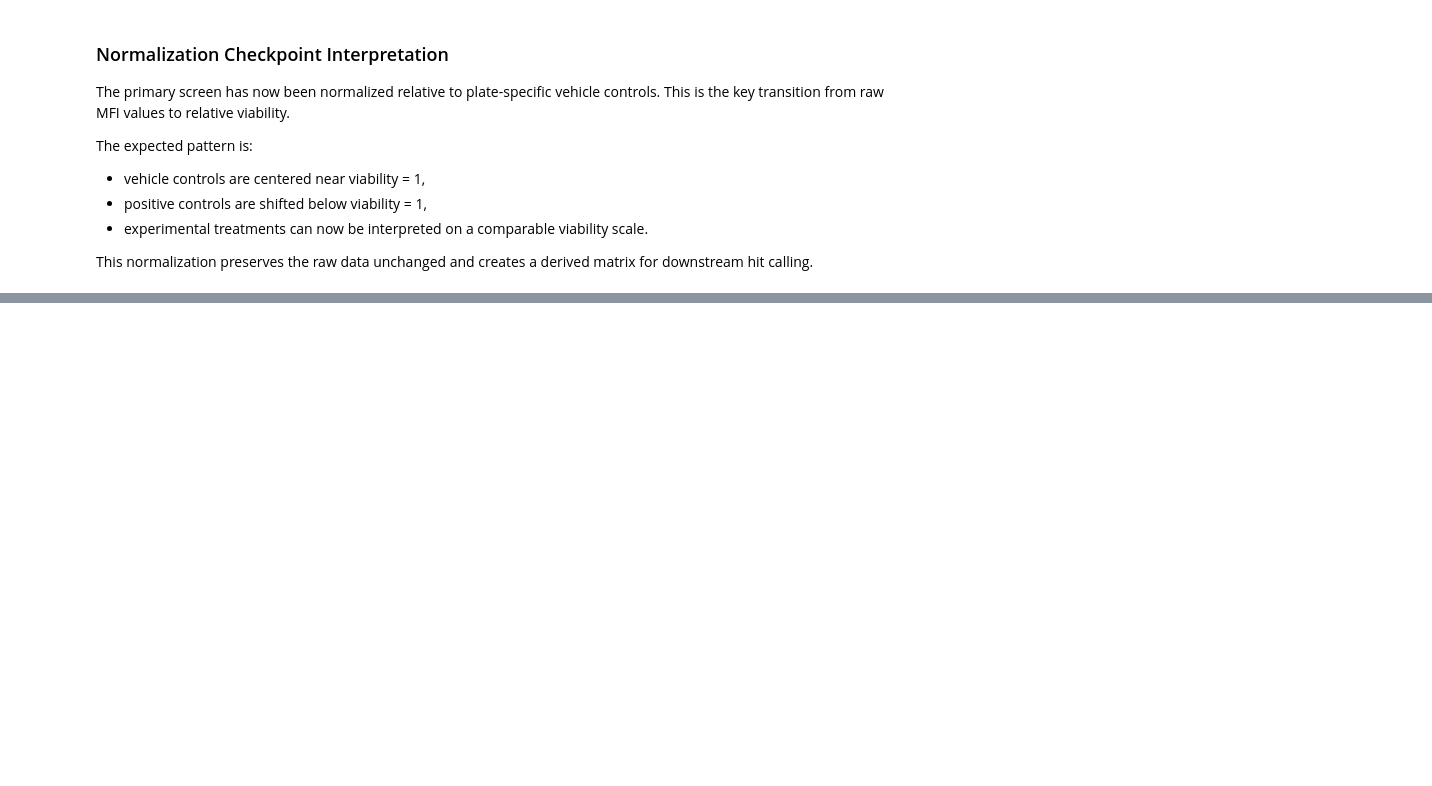
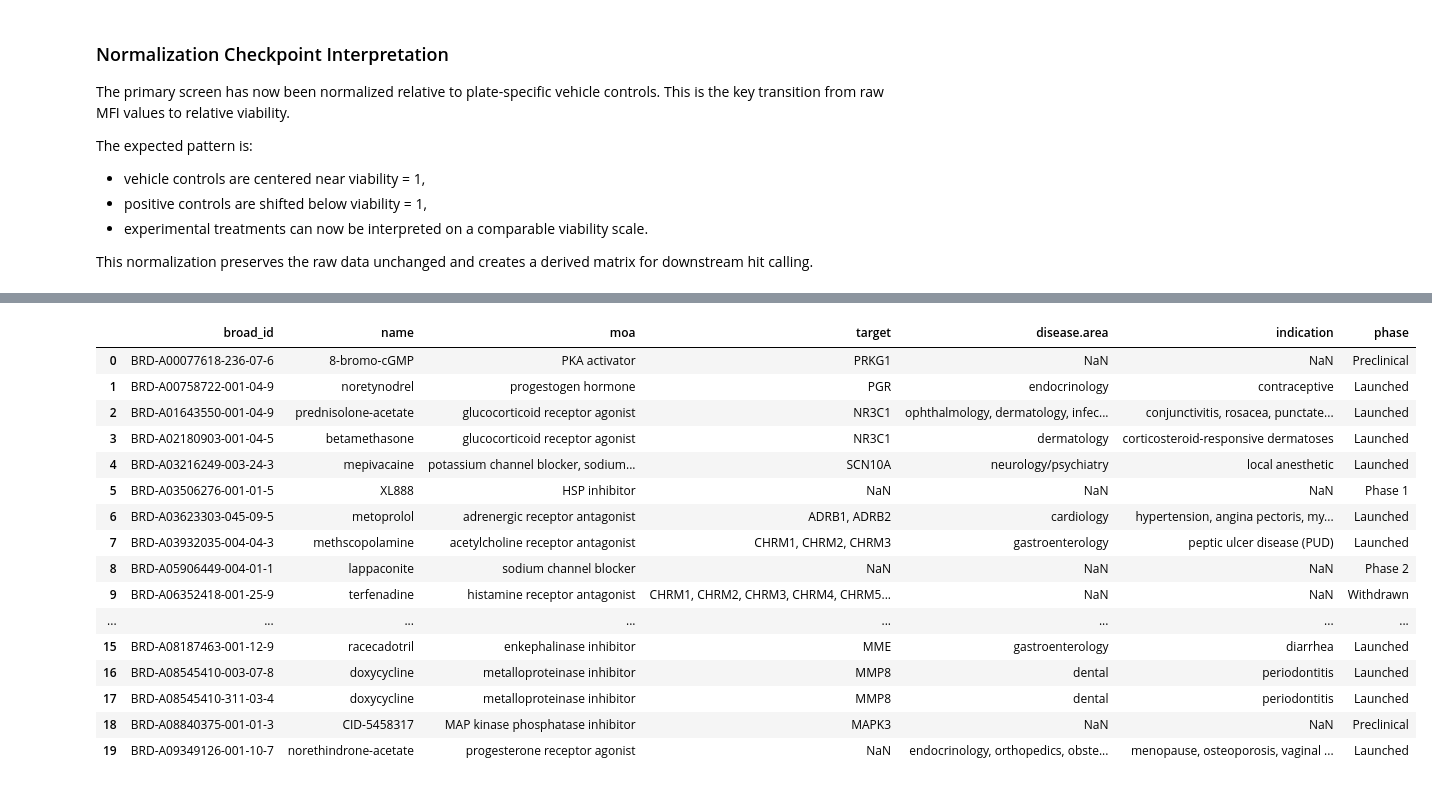
Before and after one commit to shashankshrishrimal-source/Code-for-assignment, a Jupyter notebook: notebooks/prism_repurposing_analysis.ipynb, the cells around one changed output, grey strips where cells are left out. Drawn from its saved outputs; the diff is of its cells as text; code cells hidden in the pictures; blank space fills up the shorter version.

```diff
--- a/notebooks/prism_repurposing_analysis.ipynb
+++ b/notebooks/prism_repurposing_analysis.ipynb
@@ -3380,0 +3000,64 @@ display(
+# %%
+# Identify compounds advanced to the secondary dose-response screen
+
+secondary_experimental_metadata = secondary_treatment.copy()
+
+# Keep rows with a real compound ID.
+secondary_experimental_metadata = secondary_experimental_metadata[
+    secondary_experimental_metadata["broad_id"].notna()
+].copy()
+
+# Ensure dose is numeric.
+secondary_experimental_metadata["dose"] = pd.to_numeric(
+    secondary_experimental_metadata["dose"],
+    errors="coerce"
+)
+
+# Keep positive-dose rows.
+secondary_experimental_metadata = secondary_experimental_metadata[
+    secondary_experimental_metadata["dose"].notna()
+    & (secondary_experimental_metadata["dose"] > 0)
+].copy()
+
+secondary_compounds_by_broad_id = (
+    secondary_experimental_metadata[
+        ["broad_id", "name", "moa", "target", "disease.area", "indication", "phase"]
+    ]
+    .drop_duplicates(subset=["broad_id"])
+    .sort_values("broad_id")
+    .reset_index(drop=True)
+)
+
+secondary_compounds_by_name = (
+    secondary_experimental_metadata[
+        ["name", "moa", "target", "disease.area", "indication", "phase"]
+    ]
+    .drop_duplicates(subset=["name"])
+    .sort_values("name")
+    .reset_index(drop=True)
+)
+
+print("Secondary experimental-treatment metadata shape:")
+print(secondary_experimental_metadata.shape)
+
+print("\nUnique secondary compounds by broad_id:")
+print(secondary_compounds_by_broad_id["broad_id"].nunique())
+
+print("\nUnique secondary compounds by name:")
+print(secondary_compounds_by_name["name"].nunique())
+
+print("\nSecondary dose summary:")
+display(secondary_experimental_metadata["dose"].describe())
+
+print("\nNumber of dose rows per secondary broad_id:")
+display(
+    secondary_experimental_metadata
+    .groupby("broad_id")
+    .size()
+    .value_counts()
+    .sort_index()
+)
+
+print("\nPreview of secondary compounds by broad_id:")
+display(secondary_compounds_by_broad_id.head(20))
+# %% [output]
@@ -3380,0 +3090,17 @@ display(
+|  | broad_id | name | moa | target | disease.area | indication | phase |
+| 0 | BRD-A00077618-236-07-6 | 8-bromo-cGMP | PKA activator | PRKG1 | NaN | NaN | Preclinical |
+| 1 | BRD-A00758722-001-04-9 | noretynodrel | progestogen hormone | PGR | endocrinology | contraceptive | Launched |
+| 2 | BRD-A01643550-001-04-9 | prednisolone-acetate | glucocorticoid receptor agonist | NR3C1 | ophthalmology, dermatology, infec... | conjunctivitis, rosacea, punctate... | Launched |
+| 3 | BRD-A02180903-001-04-5 | betamethasone | glucocorticoid receptor agonist | NR3C1 | dermatology | corticosteroid-responsive dermatoses | Launched |
+| 4 | BRD-A03216249-003-24-3 | mepivacaine | potassium channel blocker, sodium... | SCN10A | neurology/psychiatry | local anesthetic | Launched |
+| 5 | BRD-A03506276-001-01-5 | XL888 | HSP inhibitor | NaN | NaN | NaN | Phase 1 |
+| 6 | BRD-A03623303-045-09-5 | metoprolol | adrenergic receptor antagonist | ADRB1, ADRB2 | cardiology | hypertension, angina pectoris, my... | Launched |
+| 7 | BRD-A03932035-004-04-3 | methscopolamine | acetylcholine receptor antagonist | CHRM1, CHRM2, CHRM3 | gastroenterology | peptic ulcer disease (PUD) | Launched |
+| 8 | BRD-A05906449-004-01-1 | lappaconite | sodium channel blocker | NaN | NaN | NaN | Phase 2 |
+| 9 | BRD-A06352418-001-25-9 | terfenadine | histamine receptor antagonist | CHRM1, CHRM2, CHRM3, CHRM4, CHRM5... | NaN | NaN | Withdrawn |
+| ... | ... | ... | ... | ... | ... | ... | ... |
+| 15 | BRD-A08187463-001-12-9 | racecadotril | enkephalinase inhibitor | MME | gastroenterology | diarrhea | Launched |
+| 16 | BRD-A08545410-003-07-8 | doxycycline | metalloproteinase inhibitor | MMP8 | dental | periodontitis | Launched |
+| 17 | BRD-A08545410-311-03-4 | doxycycline | metalloproteinase inhibitor | MMP8 | dental | periodontitis | Launched |
+| 18 | BRD-A08840375-001-01-3 | CID-5458317 | MAP kinase phosphatase inhibitor | MAPK3 | NaN | NaN | Preclinical |
+| 19 | BRD-A09349126-001-10-7 | norethindrone-acetate | progesterone receptor agonist | NaN | endocrinology, orthopedics, obste... | menopause, osteoporosis, vaginal ... | Launched |
```
Also changed, not shown: parts of 69 cells of this notebook.
